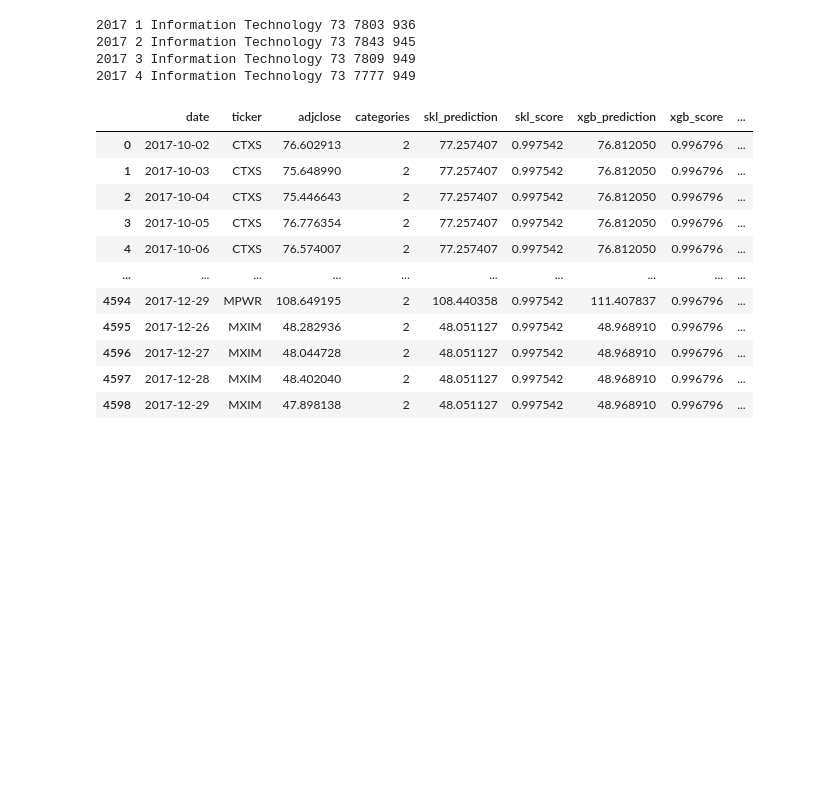
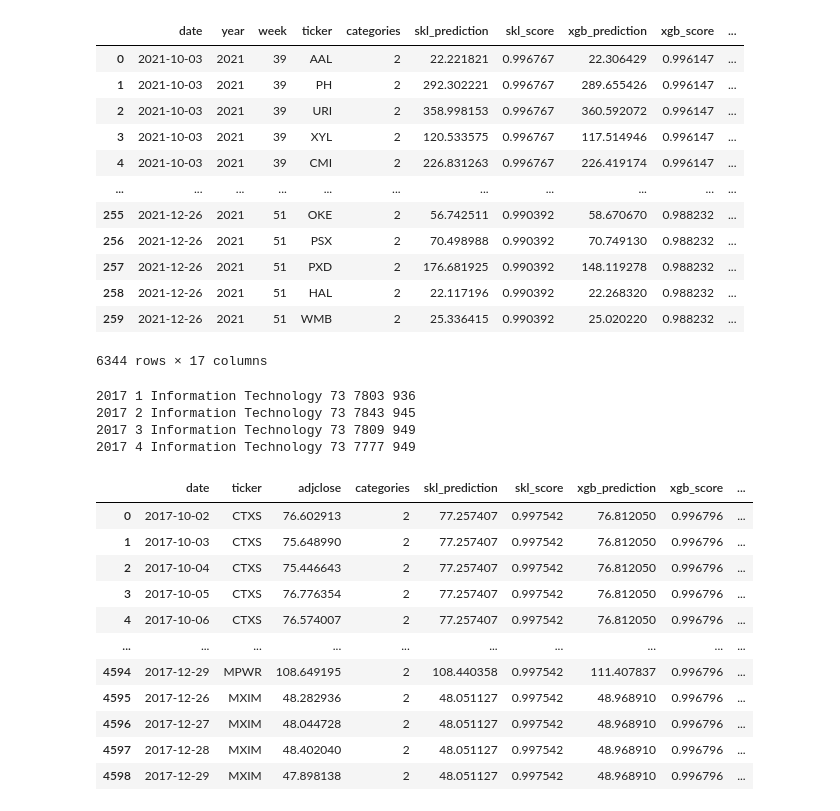
Before and after one commit to chung-ejy/longshot, a Jupyter notebook: speculation_testing.ipynb, the cells around one changed output. Drawn from its saved outputs; the diff is of its cells as text; code cells hidden in the pictures; blank space fills up the shorter version.

```diff
--- a/speculation_testing.ipynb
+++ b/speculation_testing.ipynb
@@ -25,3 +25,19 @@ recs = spec.recommend()
+# %%
+recs
+# %% [output]
+|  | date | year | week | ticker | categories | skl_prediction | skl_score | xgb_prediction | xgb_score | ... |
+| 0 | 2021-10-03 | 2021 | 39 | AAL | 2 | 22.221821 | 0.996767 | 22.306429 | 0.996147 | ... |
+| 1 | 2021-10-03 | 2021 | 39 | PH | 2 | 292.302221 | 0.996767 | 289.655426 | 0.996147 | ... |
+| 2 | 2021-10-03 | 2021 | 39 | URI | 2 | 358.998153 | 0.996767 | 360.592072 | 0.996147 | ... |
+| 3 | 2021-10-03 | 2021 | 39 | XYL | 2 | 120.533575 | 0.996767 | 117.514946 | 0.996147 | ... |
+| 4 | 2021-10-03 | 2021 | 39 | CMI | 2 | 226.831263 | 0.996767 | 226.419174 | 0.996147 | ... |
+| ... | ... | ... | ... | ... | ... | ... | ... | ... | ... | ... |
+| 255 | 2021-12-26 | 2021 | 51 | OKE | 2 | 56.742511 | 0.990392 | 58.670670 | 0.988232 | ... |
+| 256 | 2021-12-26 | 2021 | 51 | PSX | 2 | 70.498988 | 0.990392 | 70.749130 | 0.988232 | ... |
+| 257 | 2021-12-26 | 2021 | 51 | PXD | 2 | 176.681925 | 0.990392 | 148.119278 | 0.988232 | ... |
+| 258 | 2021-12-26 | 2021 | 51 | HAL | 2 | 22.117196 | 0.990392 | 22.268320 | 0.988232 | ... |
+| 259 | 2021-12-26 | 2021 | 51 | WMB | 2 | 25.336415 | 0.990392 | 25.020220 | 0.988232 | ... |
+6344 rows × 17 columns
 # %%
 start_year = spec.start_date.year
 end_year = spec.end_date.year
```
Also changed, not shown: parts of 6 cells of this notebook, 3 other files.
